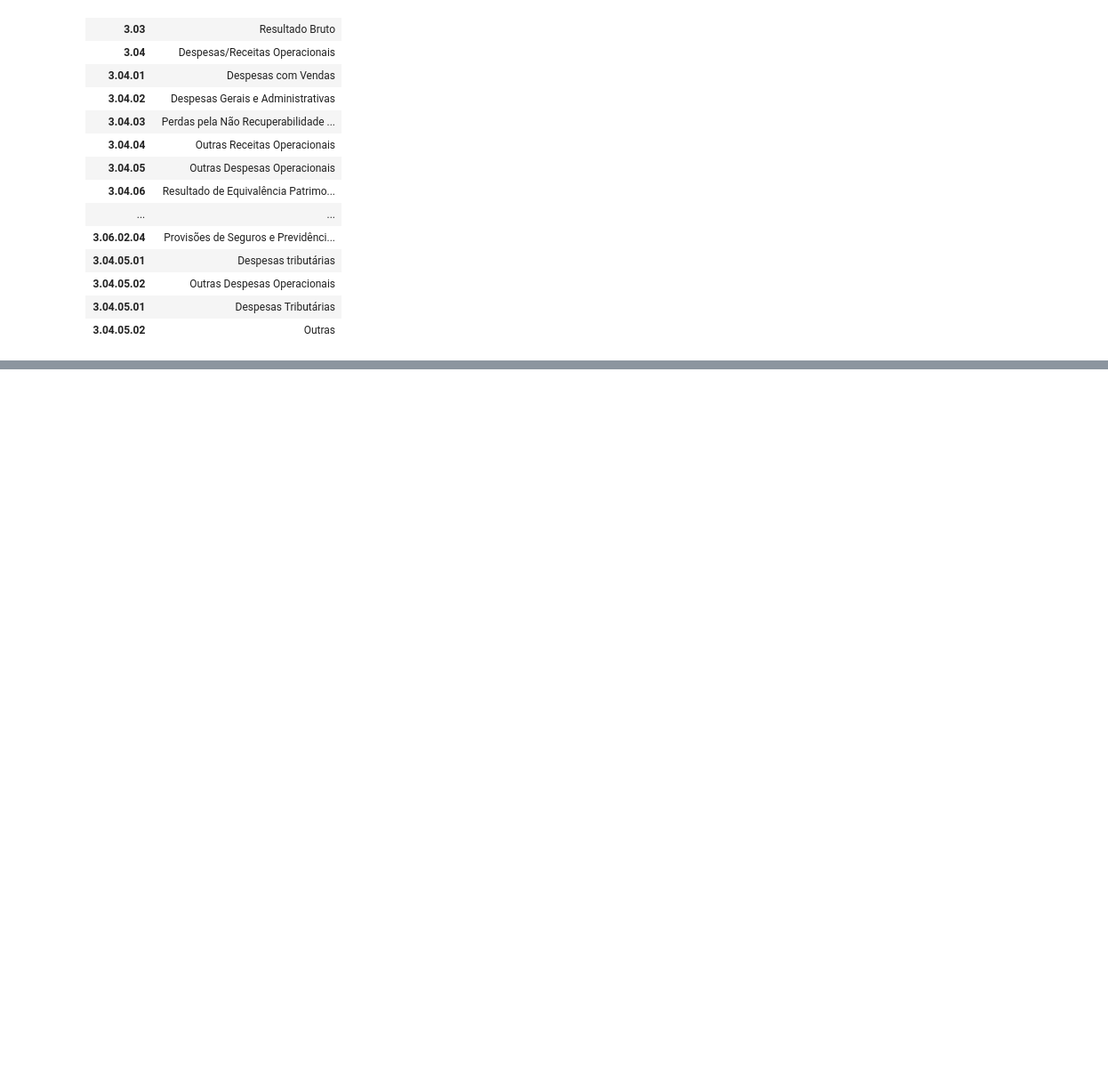
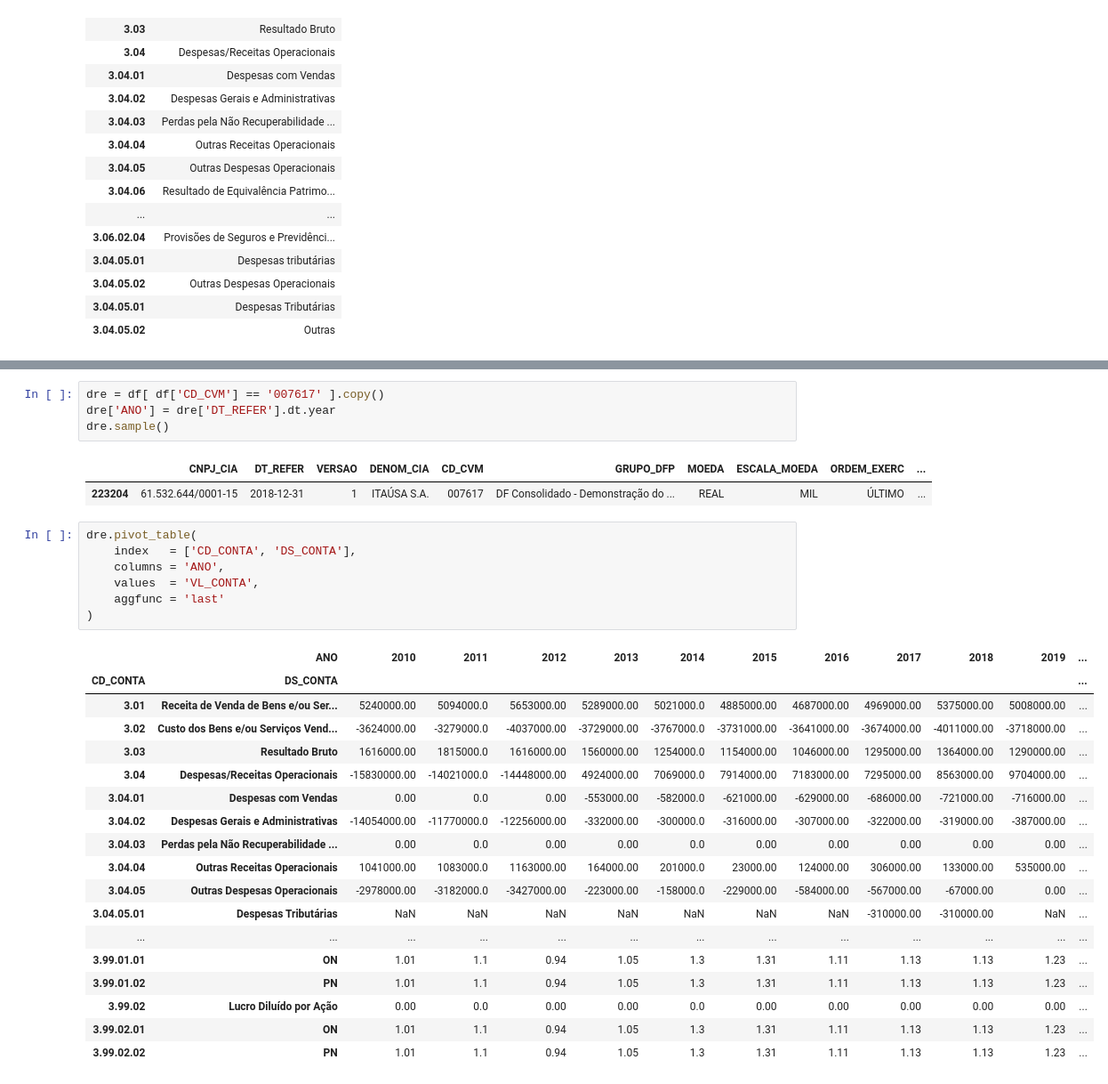
Before and after one commit to esscova/financas-quantitativas, a Jupyter notebook: Analise Horizontal da DRE - coletando dados de empresas na CVM/analise_horizontal_dre.ipynb, the cells around one changed output, grey strips where cells are left out. Shown at 89% size. Saved outputs shown, nothing was run; the diff lists cells and outputs as text; blank space fills up the shorter version.

Commit message:
feat: add estrutura contas x anos

```diff
--- a/Analise Horizontal da DRE - coletando dados de empresas na CVM/analise_horizontal_dre.ipynb
+++ b/Analise Horizontal da DRE - coletando dados de empresas na CVM/analise_horizontal_dre.ipynb
@@ -211,0 +221,33 @@ df \
+# %%
+dre = df[ df['CD_CVM'] == '007617' ].copy()
+dre['ANO'] = dre['DT_REFER'].dt.year
+dre.sample()
+# %% [output]
+|  | CNPJ_CIA | DT_REFER | VERSAO | DENOM_CIA | CD_CVM | GRUPO_DFP | MOEDA | ESCALA_MOEDA | ORDEM_EXERC | ... |
+| 223204 | 61.532.644/0001-15 | 2018-12-31 | 1 | ITAÚSA S.A. | 007617 | DF Consolidado - Demonstração do ... | REAL | MIL | ÚLTIMO | ... |
+# %%
+dre.pivot_table(
+    index   = ['CD_CONTA', 'DS_CONTA'],
+    columns = 'ANO',
+    values  = 'VL_CONTA',
+    aggfunc = 'last'
+)
+# %% [output]
+|  | ANO | 2010 | 2011 | 2012 | 2013 | 2014 | 2015 | 2016 | 2017 | 2018 | 2019 | ... |
+| CD_CONTA | DS_CONTA |  |  |  |  |  |  |  |  |  |  | ... |
+| 3.01 | Receita de Venda de Bens e/ou Ser... | 5240000.00 | 5094000.0 | 5653000.00 | 5289000.00 | 5021000.0 | 4885000.00 | 4687000.00 | 4969000.00 | 5375000.00 | 5008000.00 | ... |
+| 3.02 | Custo dos Bens e/ou Serviços Vend... | -3624000.00 | -3279000.0 | -4037000.00 | -3729000.00 | -3767000.0 | -3731000.00 | -3641000.00 | -3674000.00 | -4011000.00 | -3718000.00 | ... |
+| 3.03 | Resultado Bruto | 1616000.00 | 1815000.0 | 1616000.00 | 1560000.00 | 1254000.0 | 1154000.00 | 1046000.00 | 1295000.00 | 1364000.00 | 1290000.00 | ... |
+| 3.04 | Despesas/Receitas Operacionais | -15830000.00 | -14021000.0 | -14448000.00 | 4924000.00 | 7069000.0 | 7914000.00 | 7183000.00 | 7295000.00 | 8563000.00 | 9704000.00 | ... |
+| 3.04.01 | Despesas com Vendas | 0.00 | 0.0 | 0.00 | -553000.00 | -582000.0 | -621000.00 | -629000.00 | -686000.00 | -721000.00 | -716000.00 | ... |
+| 3.04.02 | Despesas Gerais e Administrativas | -14054000.00 | -11770000.0 | -12256000.00 | -332000.00 | -300000.0 | -316000.00 | -307000.00 | -322000.00 | -319000.00 | -387000.00 | ... |
+| 3.04.03 | Perdas pela Não Recuperabilidade ... | 0.00 | 0.0 | 0.00 | 0.00 | 0.0 | 0.00 | 0.00 | 0.00 | 0.00 | 0.00 | ... |
+| 3.04.04 | Outras Receitas Operacionais | 1041000.00 | 1083000.0 | 1163000.00 | 164000.00 | 201000.0 | 23000.00 | 124000.00 | 306000.00 | 133000.00 | 535000.00 | ... |
+| 3.04.05 | Outras Despesas Operacionais | -2978000.00 | -3182000.0 | -3427000.00 | -223000.00 | -158000.0 | -229000.00 | -584000.00 | -567000.00 | -67000.00 | 0.00 | ... |
+| 3.04.05.01 | Despesas Tributárias | NaN | NaN | NaN | NaN | NaN | NaN | NaN | -310000.00 | -310000.00 | NaN | ... |
+| ... | ... | ... | ... | ... | ... | ... | ... | ... | ... | ... | ... | ... |
+| 3.99.01.01 | ON | 1.01 | 1.1 | 0.94 | 1.05 | 1.3 | 1.31 | 1.11 | 1.13 | 1.13 | 1.23 | ... |
+| 3.99.01.02 | PN | 1.01 | 1.1 | 0.94 | 1.05 | 1.3 | 1.31 | 1.11 | 1.13 | 1.13 | 1.23 | ... |
+| 3.99.02 | Lucro Diluído por Ação | 0.00 | 0.0 | 0.00 | 0.00 | 0.0 | 0.00 | 0.00 | 0.00 | 0.00 | 0.00 | ... |
+| 3.99.02.01 | ON | 1.01 | 1.1 | 0.94 | 1.05 | 1.3 | 1.31 | 1.11 | 1.13 | 1.13 | 1.23 | ... |
+| 3.99.02.02 | PN | 1.01 | 1.1 | 0.94 | 1.05 | 1.3 | 1.31 | 1.11 | 1.13 | 1.13 | 1.23 | ... |
```
Also changed, not shown: parts of 1 cell of this notebook.
